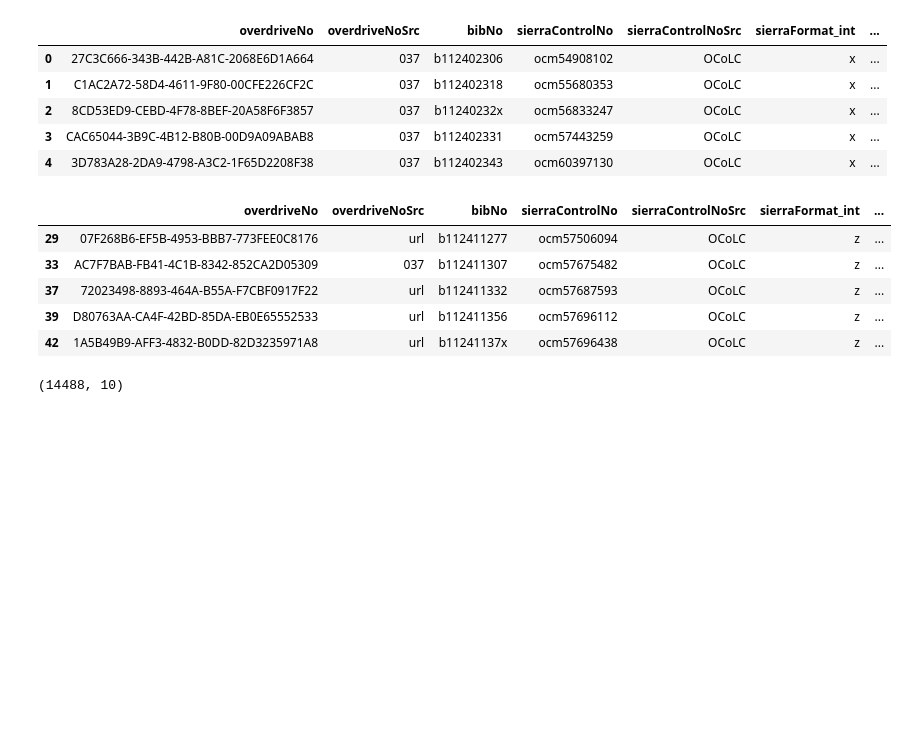
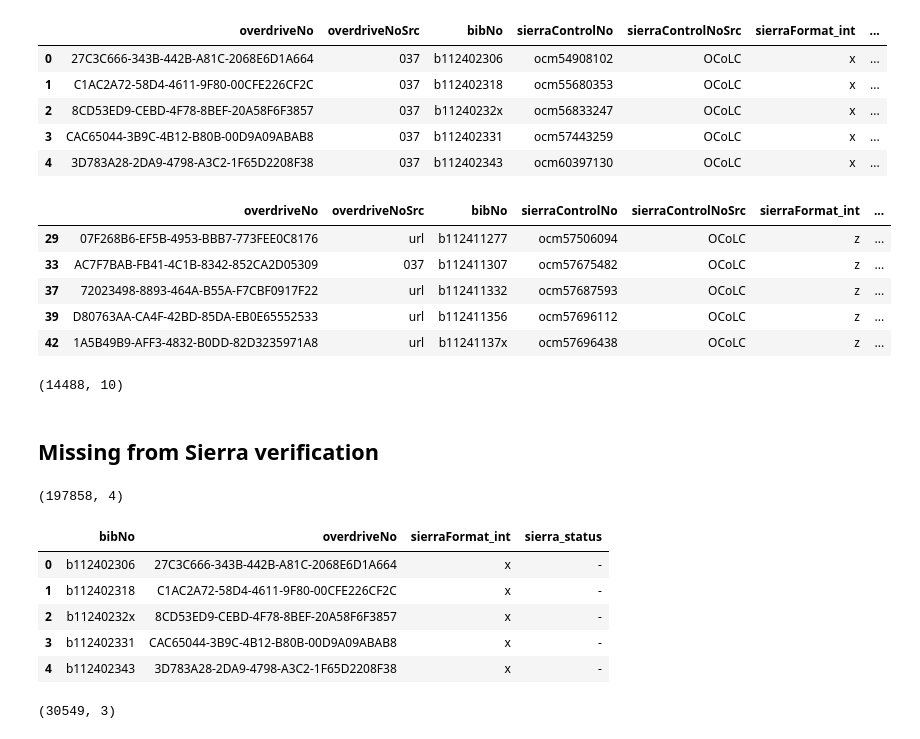
Before and after one commit to BookOps-CAT/Overdrive-MarcExpress, a Jupyter notebook: src/bpl-overdrive.ipynb, the cells around one changed output. Drawn from its saved outputs; the diff is of its cells as text; code cells hidden in the pictures; blank space fills up the shorter version.

Commit message:
verification step 1

```diff
--- a/src/bpl-overdrive.ipynb
+++ b/src/bpl-overdrive.ipynb
@@ -221,3 +221,5 @@ df_expired.shape
 df_expired.to_csv("./reports/BPL/expired-alldata.csv", index=False)
 # %%
 df_expired[["overdriveNo", "bibNo"]].to_csv("./reports/BPL/expired-idsonly.csv", index=False)
+# %% [markdown]
+## Missing from Sierra verification
@@ -223,0 +231,13 @@ df_expired[["overdriveNo", "bibNo"]].to_csv("./reports/BPL/expired-idsonly.csv",
+# %%
+msdf.shape
+# %% [output]
+(197858, 4)
+# %%
+msdf.head()
+# %% [output]
+|  | bibNo | overdriveNo | sierraFormat_int | sierra_status |
+| 0 | b112402306 | 27C3C666-343B-442B-A81C-2068E6D1A664 | x | - |
+| 1 | b112402318 | C1AC2A72-58D4-4611-9F80-00CFE226CF2C | x | - |
+| 2 | b11240232x | 8CD53ED9-CEBD-4F78-8BEF-20A58F6F3857 | x | - |
+| 3 | b112402331 | CAC65044-3B9C-4B12-B80B-00D9A09ABAB8 | x | - |
+| 4 | b112402343 | 3D783A28-2DA9-4798-A3C2-1F65D2208F38 | x | - |
@@ -223,0 +248,4 @@ df_expired[["overdriveNo", "bibNo"]].to_csv("./reports/BPL/expired-idsonly.csv",
+# %%
+modf.shape
+# %% [output]
+(30549, 3)
```
Also changed, not shown: parts of 13 cells of this notebook, 7 other files.
